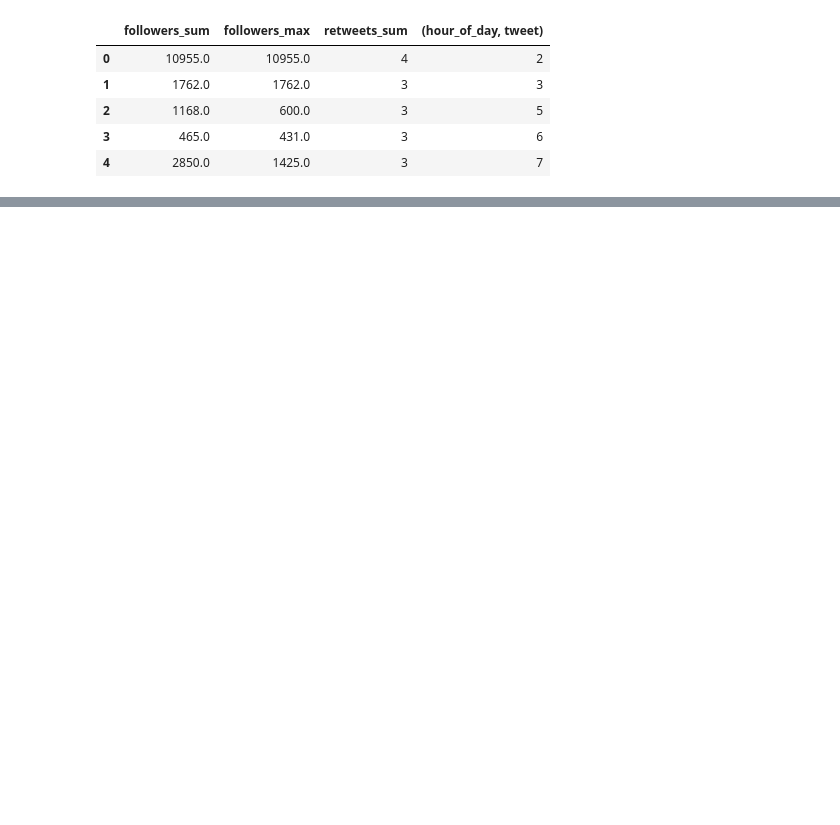
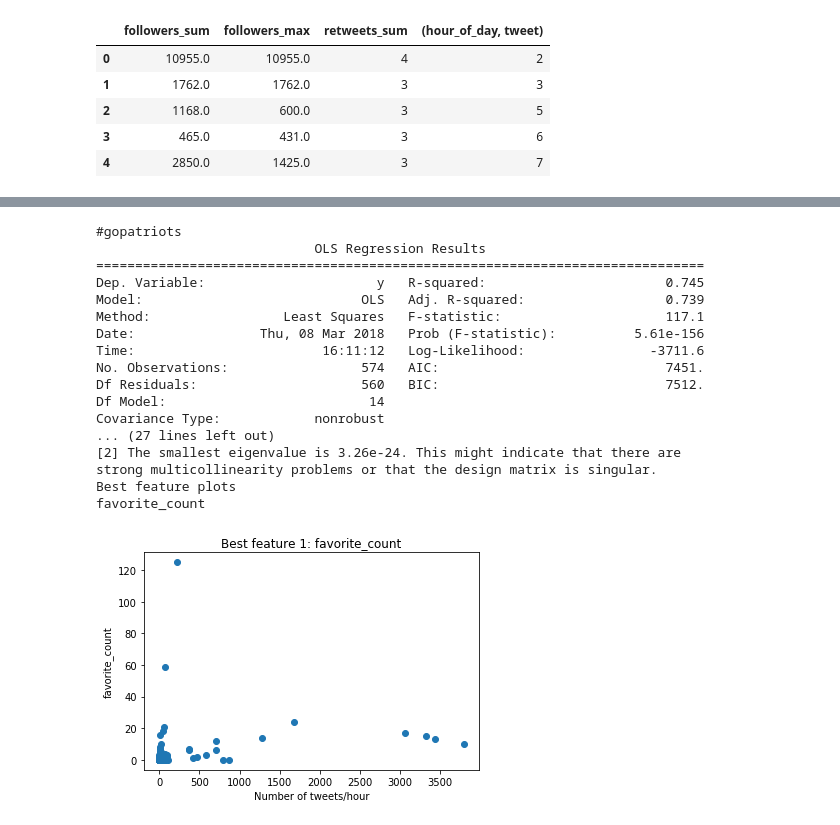
Before and after one commit to TSatyaVasanthReddy/TwitterPopularityPrediction, a Jupyter notebook: Project5_MB.ipynb, the cells around one changed output, grey strips where cells are left out. Saved outputs shown, nothing was run; the diff lists cells and outputs as text; code cells hidden in the pictures; blank space fills up the shorter version.

```diff
--- a/Project5_MB.ipynb
+++ b/Project5_MB.ipynb
@@ -316,9 +288,13 @@ strong multicollinearity problems or that the design matrix is singular.
 # %%
-best_features = result.pvalues.argsort()[:5]
-print("Best features")
-for index in best_features:
-    print(df_columns[index])
-    plt.xlabel("Number of tweets/hour")
-    plt.ylabel(df_columns[index])
-    plt.scatter(Y, X[:, index])
-    plt.show()
+def plot_func(result):
+    best_features = result.pvalues.argsort()[:3]
+    print("Best feature plots")
+    i = 1
+    for index in best_features:
+        print(df_columns[index])
+        plt.title("Best feature "+str(i)+": "+str(df_columns[index]))
+        plt.xlabel("Number of tweets/hour")
+        plt.ylabel(df_columns[index])
+        plt.scatter(Y, X[:, index])
+        plt.show()
+        i+=1
@@ -336,0 +301,60 @@ peak
+# %%
+X_map = {}
+Y_map = {}
+n_features = 15
+#hashtags = ['#gopatriots']
+for hashtag in hashtags:
+    df = df_map[hashtag].copy()
+    df['timestamp'] = df['timestamp'].apply(lambda x:getDate(x) )
+    time_series = df.groupby(pd.Grouper(key='timestamp', freq='3600s'))
+    time_groups = time_series.groups
+    X = np.zeros((len(time_groups), n_features))
+    Y = np.zeros((len(time_groups)))
+    for i, (interval, group) in enumerate(time_series):
+        num_tweets = group.tweet_id.nunique()+1
+        num_authors = group.author_id.nunique()+1
+        X[i, 0] = group.tweet_id.nunique()
+        X[i, 1] = group.author_id.nunique()
+        X[i, 2] = group.followers.sum()/num_authors
+        X[i, 3] = group.retweets.sum()
+        X[i, 4] = group.title.apply(lambda x:len(x)).max()
+        X[i, 5] = group.firstpost.min()
+        X[i, 6] = group.acceleration.sum()
+        X[i, 7] = group.peak.max()
+        X[i, 8] = len(group.user_mentions)
+        X[i, 9] = group.impressions.sum()
+        X[i,10] = group.retweet_count.sum()/num_tweets
+        X[i,11] = group.ranking_score.sum()/num_tweets
+        X[i,12] = group.org_followers.sum()
+        X[i,13] = group.favorite_count.sum()
+        X[i,14] = interval.hour
+
+        Y[i] = group.tweet_id.nunique()
+
+    X = np.nan_to_num(X[:-1])
+    Y = Y[1:]
+
+    stats_api.add_constant(X)
+    result = stats_api.OLS(Y, X).fit()
+    print(hashtag)
+    print(result.summary())
+    plot_func(result)
+# %% [output]
+#gopatriots
+                            OLS Regression Results
+==============================================================================
+Dep. Variable:                      y   R-squared:                       0.745
+Model:                            OLS   Adj. R-squared:                  0.739
+Method:                 Least Squares   F-statistic:                     117.1
+Date:                Thu, 08 Mar 2018   Prob (F-statistic):          5.61e-156
+Time:                        16:11:12   Log-Likelihood:                -3711.6
+No. Observations:                 574   AIC:                             7451.
+Df Residuals:                     560   BIC:                             7512.
+Df Model:                          14
+Covariance Type:            nonrobust
+... (27 lines left out)
+[2] The smallest eigenvalue is 3.26e-24. This might indicate that there are
+strong multicollinearity problems or that the design matrix is singular.
+Best feature plots
+favorite_count
+[figure, added]
```
Also changed, not shown: parts of 16 cells of this notebook.
